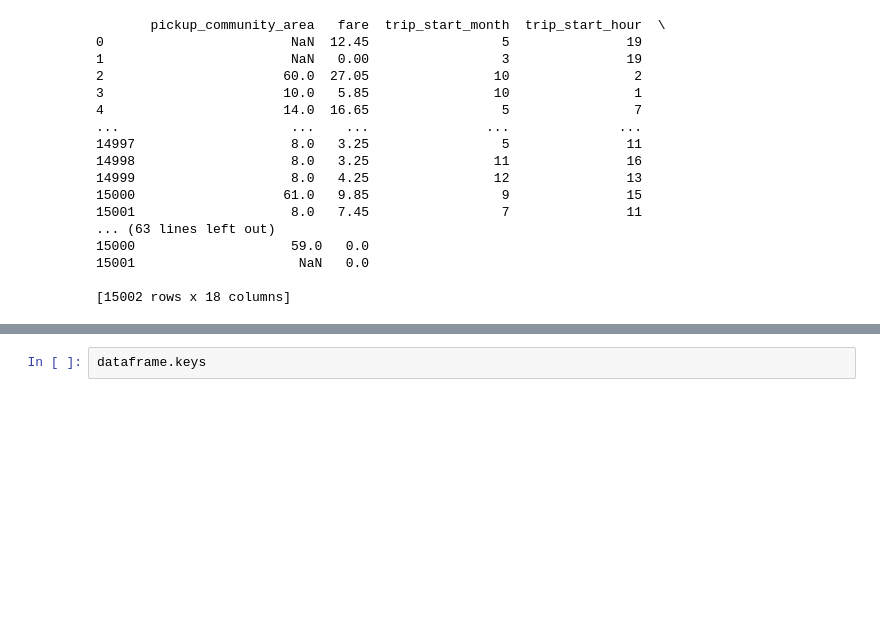
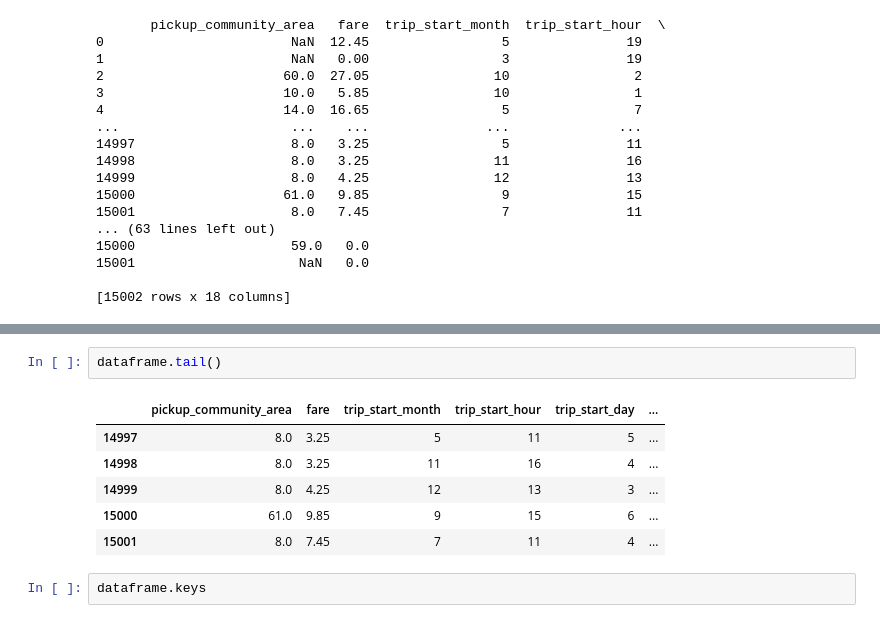
Before and after one commit to divyankrahoria/taxiproject, a Jupyter notebook: NewYorkTaxiData.ipynb, the cells around one changed output, grey strips where cells are left out. Cells and saved outputs as stored; diff of their text form; blank space fills up the shorter version.

```diff
--- a/NewYorkTaxiData.ipynb
+++ b/NewYorkTaxiData.ipynb
@@ -25,3 +34,12 @@ print(dataframe)
+# %%
+dataframe.tail()
+# %% [output]
+|  | pickup_community_area | fare | trip_start_month | trip_start_hour | trip_start_day | ... |
+| 14997 | 8.0 | 3.25 | 5 | 11 | 5 | ... |
+| 14998 | 8.0 | 3.25 | 11 | 16 | 4 | ... |
+| 14999 | 8.0 | 4.25 | 12 | 13 | 3 | ... |
+| 15000 | 61.0 | 9.85 | 9 | 15 | 6 | ... |
+| 15001 | 8.0 | 7.45 | 7 | 11 | 4 | ... |
 # %%
 dataframe.keys
 # %% [output]
```
Also changed, not shown: parts of 11 cells of this notebook, 3 other files.
